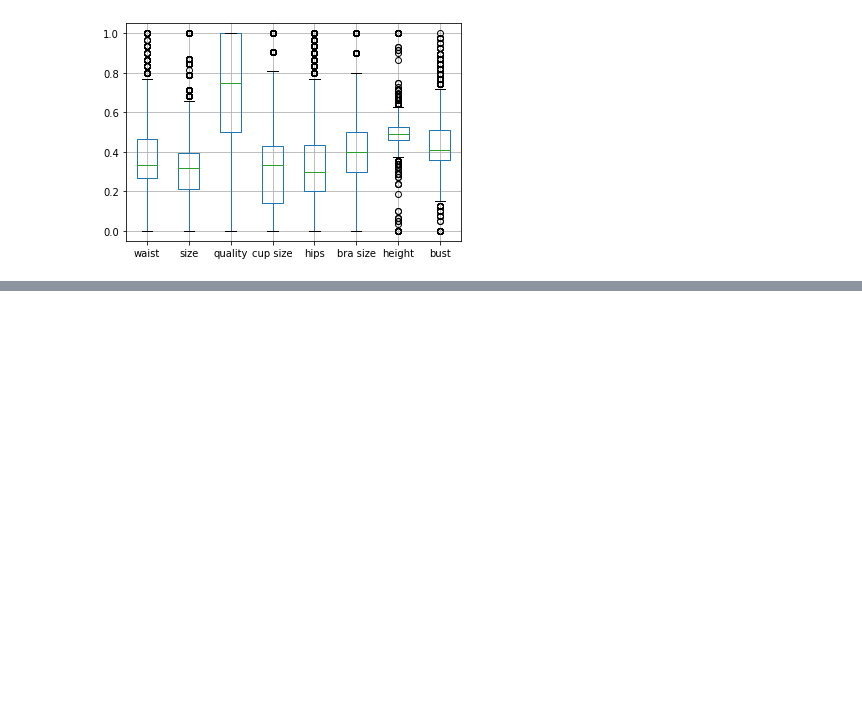
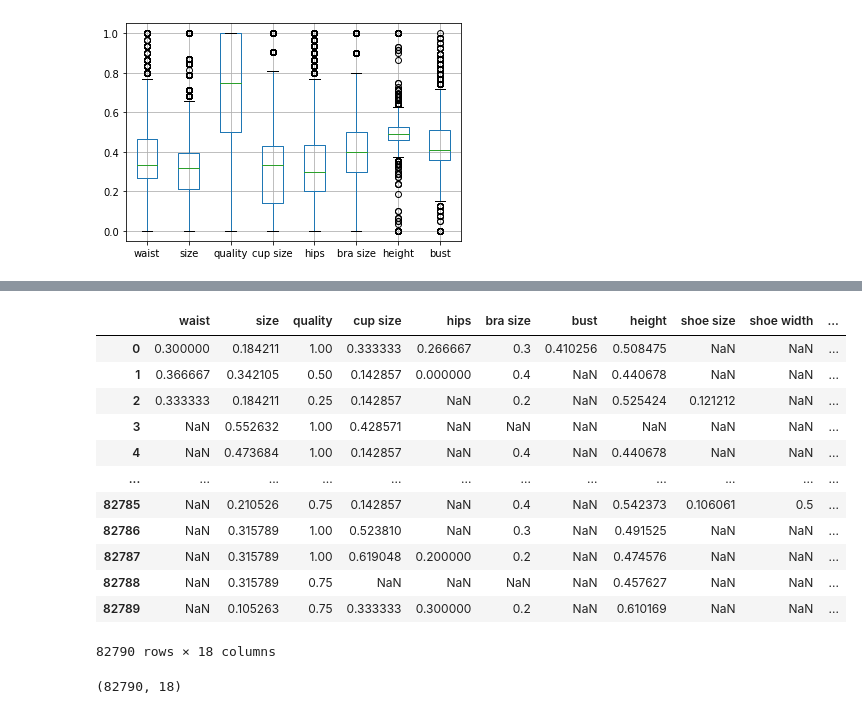
Before and after one commit to QuanlingZhao/CSE258Assignment2, a Jupyter notebook: data_clean.ipynb, the cells around one changed output, grey strips where cells are left out. Drawn from its saved outputs; the diff is of its cells as text; code cells hidden in the pictures; blank space fills up the shorter version.

```diff
--- a/data_clean.ipynb
+++ b/data_clean.ipynb
@@ -73,0 +99,16 @@ norm_data.boxplot(column=['waist', 'size','quality','cup size','hips','bra size'
+# %%
+features
+# %% [output]
+|  | waist | size | quality | cup size | hips | bra size | bust | height | shoe size | shoe width | ... |
+| 0 | 0.300000 | 0.184211 | 1.00 | 0.333333 | 0.266667 | 0.3 | 0.410256 | 0.508475 | NaN | NaN | ... |
+| 1 | 0.366667 | 0.342105 | 0.50 | 0.142857 | 0.000000 | 0.4 | NaN | 0.440678 | NaN | NaN | ... |
+| 2 | 0.333333 | 0.184211 | 0.25 | 0.142857 | NaN | 0.2 | NaN | 0.525424 | 0.121212 | NaN | ... |
+| 3 | NaN | 0.552632 | 1.00 | 0.428571 | NaN | NaN | NaN | NaN | NaN | NaN | ... |
+| 4 | NaN | 0.473684 | 1.00 | 0.142857 | NaN | 0.4 | NaN | 0.440678 | NaN | NaN | ... |
+| ... | ... | ... | ... | ... | ... | ... | ... | ... | ... | ... | ... |
+| 82785 | NaN | 0.210526 | 0.75 | 0.142857 | NaN | 0.4 | NaN | 0.542373 | 0.106061 | 0.5 | ... |
+| 82786 | NaN | 0.315789 | 1.00 | 0.523810 | NaN | 0.3 | NaN | 0.491525 | NaN | NaN | ... |
+| 82787 | NaN | 0.315789 | 1.00 | 0.619048 | 0.200000 | 0.2 | NaN | 0.474576 | NaN | NaN | ... |
+| 82788 | NaN | 0.315789 | 0.75 | NaN | NaN | NaN | NaN | 0.457627 | NaN | NaN | ... |
+| 82789 | NaN | 0.105263 | 0.75 | 0.333333 | 0.300000 | 0.2 | NaN | 0.610169 | NaN | NaN | ... |
+82790 rows × 18 columns
@@ -73,0 +118,4 @@ norm_data.boxplot(column=['waist', 'size','quality','cup size','hips','bra size'
+# %%
+transformed_features.shape
+# %% [output]
+(82790, 18)
```
Also changed, not shown: parts of 26 cells of this notebook, 4 other files.
